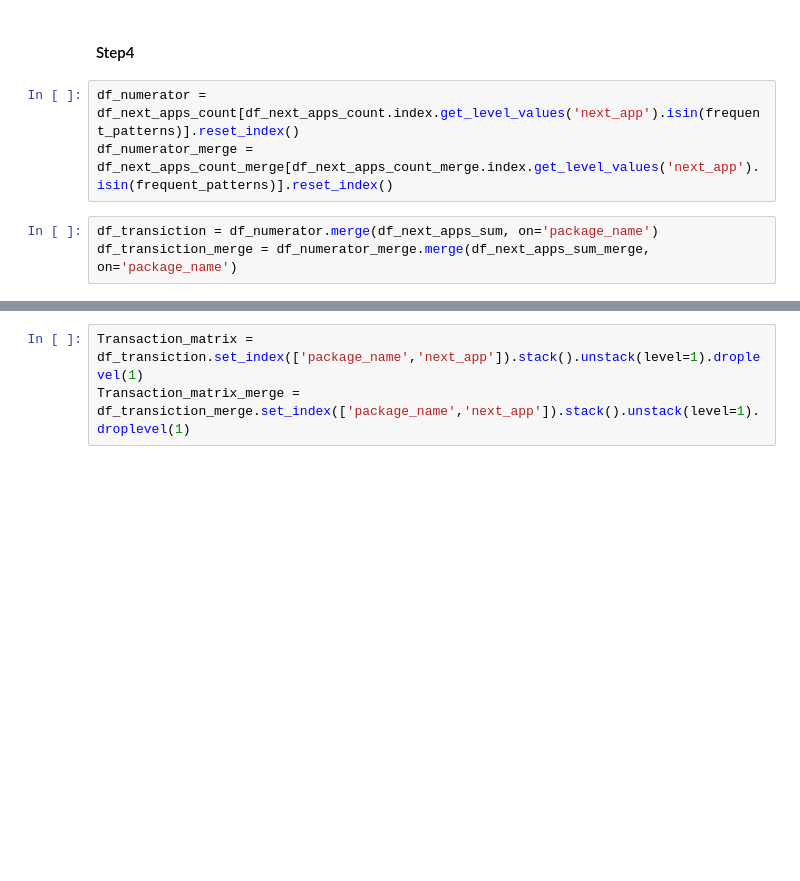
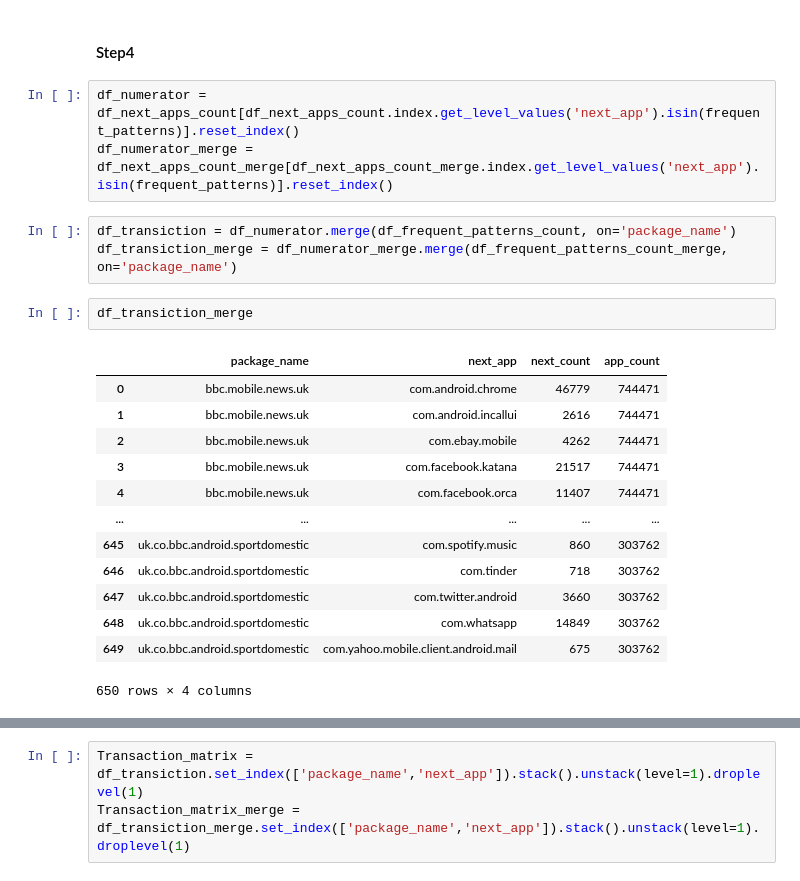
Before and after one commit to ClaraAndersen/motifs_and_competition_in_app_usage, a Jupyter notebook: removing_apps_based_on_coverage1.ipynb, the cells around one changed output, grey strips where cells are left out. Drawn from its saved outputs; the diff is of its cells as text; blank space fills up the shorter version.

```diff
--- a/removing_apps_based_on_coverage1.ipynb
+++ b/removing_apps_based_on_coverage1.ipynb
@@ -468,5 +457,21 @@ df_next_apps_sum_merge
 df_numerator = df_next_apps_count[df_next_apps_count.index.get_level_values('next_app').isin(frequent_patterns)].reset_index()
 df_numerator_merge = df_next_apps_count_merge[df_next_apps_count_merge.index.get_level_values('next_app').isin(frequent_patterns)].reset_index()
 # %%
-df_transiction = df_numerator.merge(df_next_apps_sum, on='package_name')
-df_transiction_merge = df_numerator_merge.merge(df_next_apps_sum_merge, on='package_name')
+df_transiction = df_numerator.merge(df_frequent_patterns_count, on='package_name')
+df_transiction_merge = df_numerator_merge.merge(df_frequent_patterns_count_merge, on='package_name')
+# %%
+df_transiction_merge
+# %% [output]
+|  | package_name | next_app | next_count | app_count |
+| 0 | bbc.mobile.news.uk | com.android.chrome | 46779 | 744471 |
+| 1 | bbc.mobile.news.uk | com.android.incallui | 2616 | 744471 |
+| 2 | bbc.mobile.news.uk | com.ebay.mobile | 4262 | 744471 |
+| 3 | bbc.mobile.news.uk | com.facebook.katana | 21517 | 744471 |
+| 4 | bbc.mobile.news.uk | com.facebook.orca | 11407 | 744471 |
+| ... | ... | ... | ... | ... |
+| 645 | uk.co.bbc.android.sportdomestic | com.spotify.music | 860 | 303762 |
+| 646 | uk.co.bbc.android.sportdomestic | com.tinder | 718 | 303762 |
+| 647 | uk.co.bbc.android.sportdomestic | com.twitter.android | 3660 | 303762 |
+| 648 | uk.co.bbc.android.sportdomestic | com.whatsapp | 14849 | 303762 |
+| 649 | uk.co.bbc.android.sportdomestic | com.yahoo.mobile.client.android.mail | 675 | 303762 |
+650 rows × 4 columns
```
Also changed, not shown: parts of 19 cells of this notebook.
